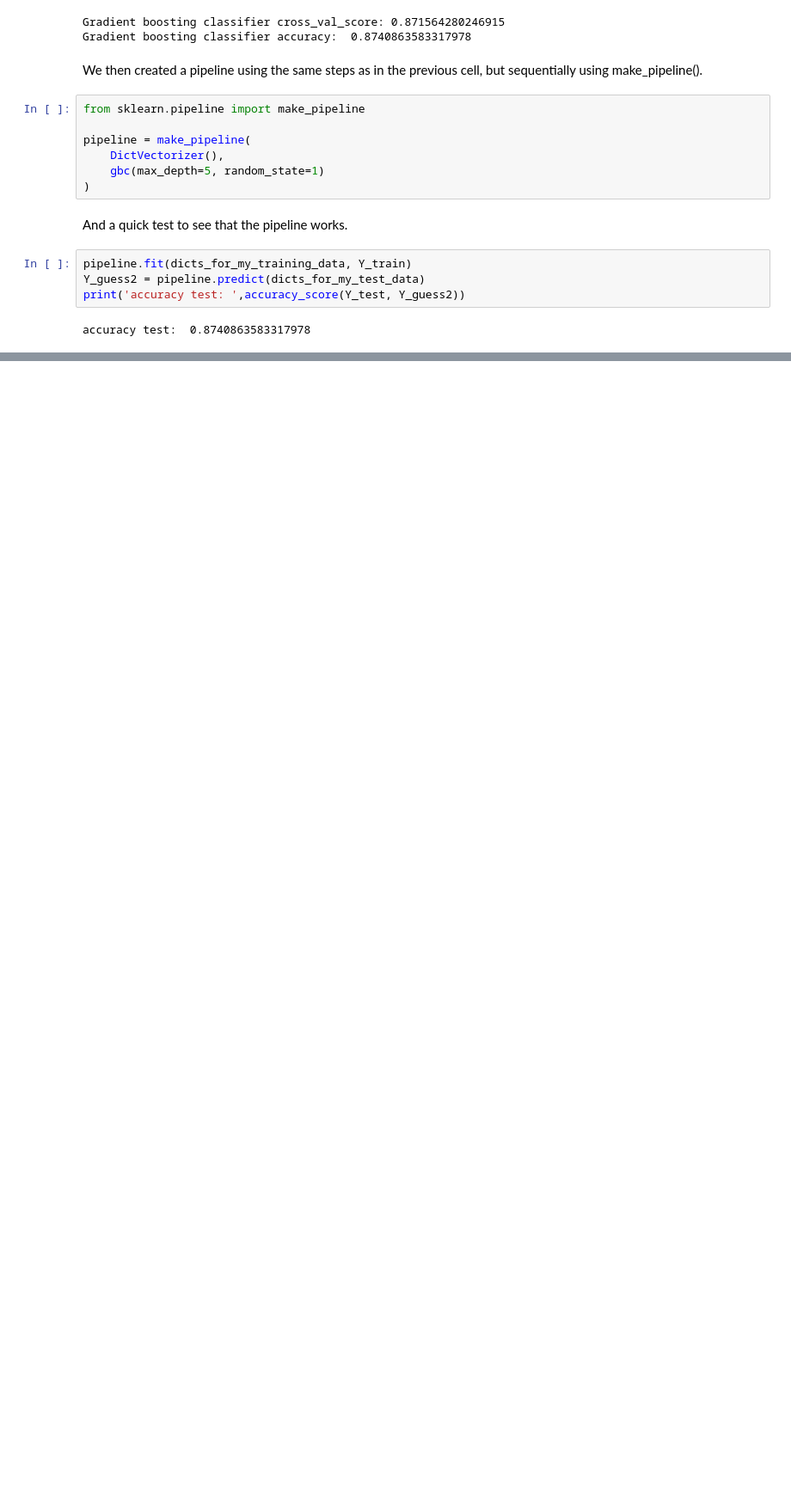
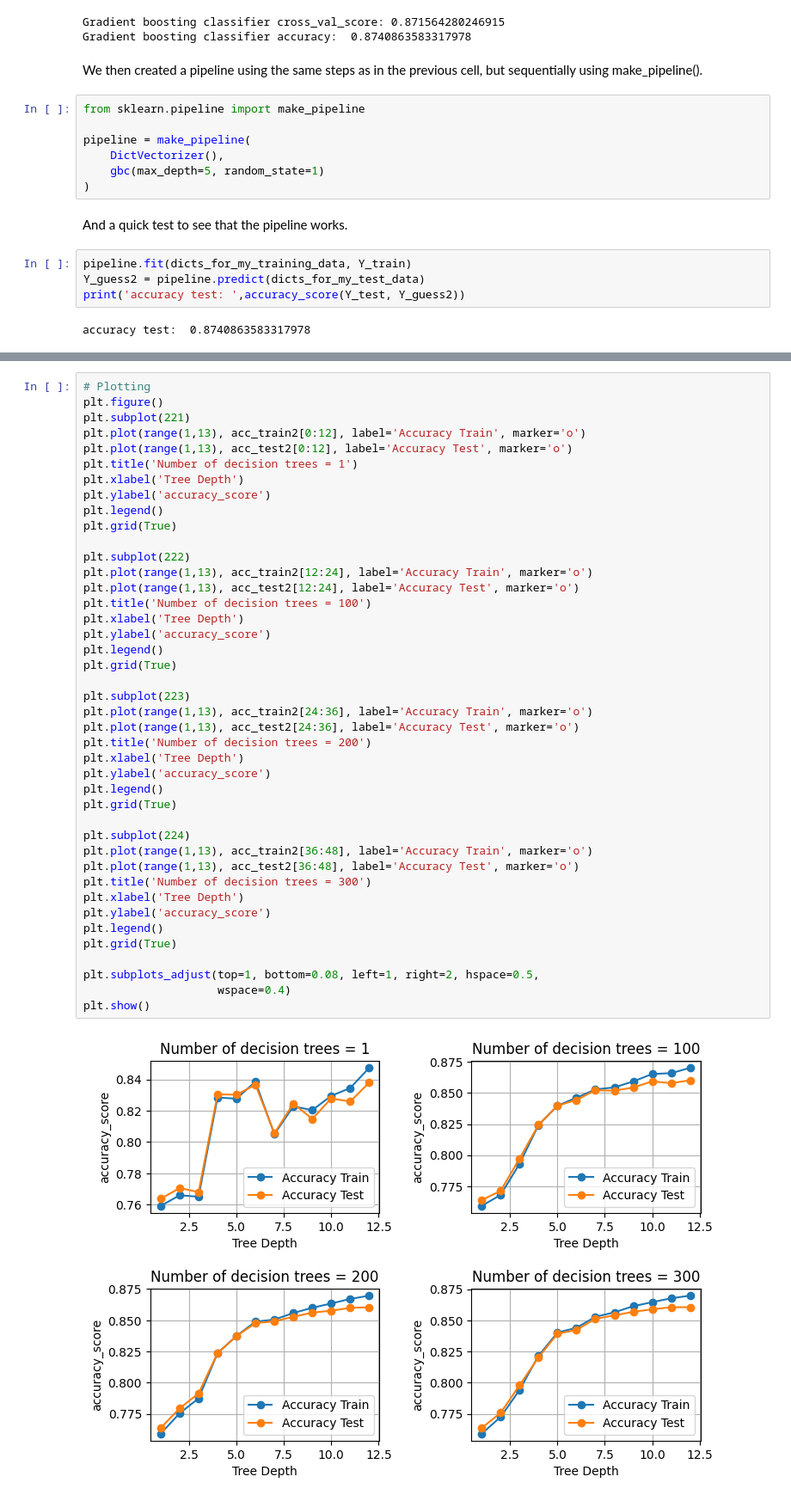
Before and after one commit to min-ze/DAT341-Applied-Machine-Learning, a Jupyter notebook: PA2/Assignment2.ipynb, the cells around one changed output, grey strips where cells are left out. Shown at 86% size. Saved outputs shown, nothing was run; the diff lists cells and outputs as text; blank space fills up the shorter version.

```diff
--- a/PA2/Assignment2.ipynb
+++ b/PA2/Assignment2.ipynb
@@ -125,0 +117,44 @@ plt.show()
+# %%
+# Plotting
+plt.figure()
+plt.subplot(221)
+plt.plot(range(1,13), acc_train2[0:12], label='Accuracy Train', marker='o')
+plt.plot(range(1,13), acc_test2[0:12], label='Accuracy Test', marker='o')
+plt.title('Number of decision trees = 1')
+plt.xlabel('Tree Depth')
+plt.ylabel('accuracy_score')
+plt.legend()
+plt.grid(True)
+
+plt.subplot(222)
+plt.plot(range(1,13), acc_train2[12:24], label='Accuracy Train', marker='o')
+plt.plot(range(1,13), acc_test2[12:24], label='Accuracy Test', marker='o')
+plt.title('Number of decision trees = 100')
+plt.xlabel('Tree Depth')
+plt.ylabel('accuracy_score')
+plt.legend()
+plt.grid(True)
+
+plt.subplot(223)
+plt.plot(range(1,13), acc_train2[24:36], label='Accuracy Train', marker='o')
+plt.plot(range(1,13), acc_test2[24:36], label='Accuracy Test', marker='o')
+plt.title('Number of decision trees = 200')
+plt.xlabel('Tree Depth')
+plt.ylabel('accuracy_score')
+plt.legend()
+plt.grid(True)
+
+plt.subplot(224)
+plt.plot(range(1,13), acc_train2[36:48], label='Accuracy Train', marker='o')
+plt.plot(range(1,13), acc_test2[36:48], label='Accuracy Test', marker='o')
+plt.title('Number of decision trees = 300')
+plt.xlabel('Tree Depth')
+plt.ylabel('accuracy_score')
+plt.legend()
+plt.grid(True)
+
+plt.subplots_adjust(top=1, bottom=0.08, left=1, right=2, hspace=0.5,
+                    wspace=0.4)
+plt.show()
+# %% [output]
+[figure, added]
```
Also changed, not shown: parts of 5 cells of this notebook.
